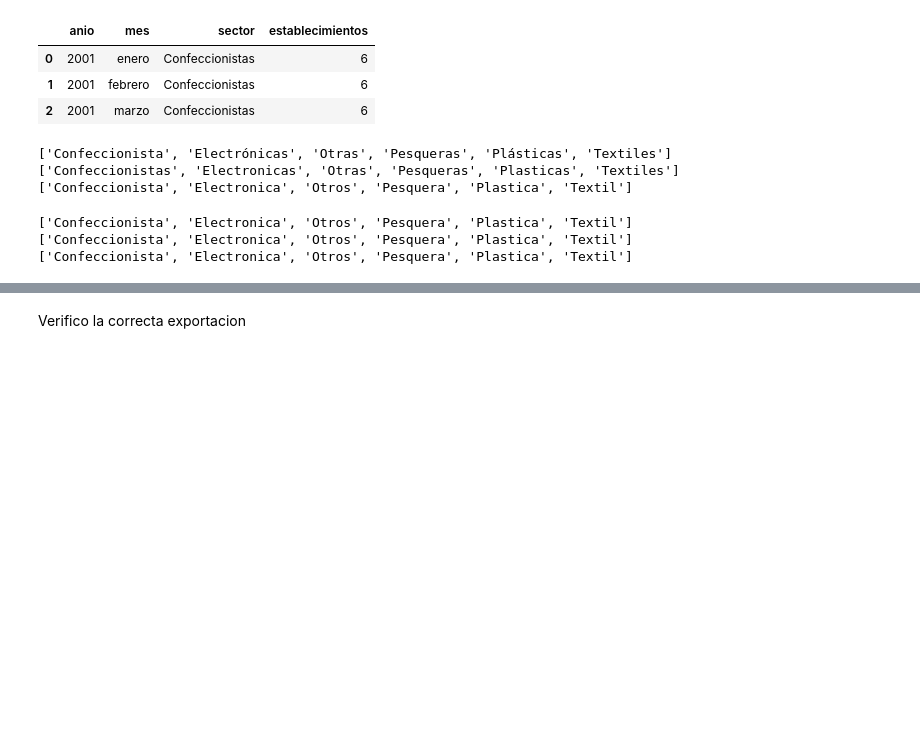
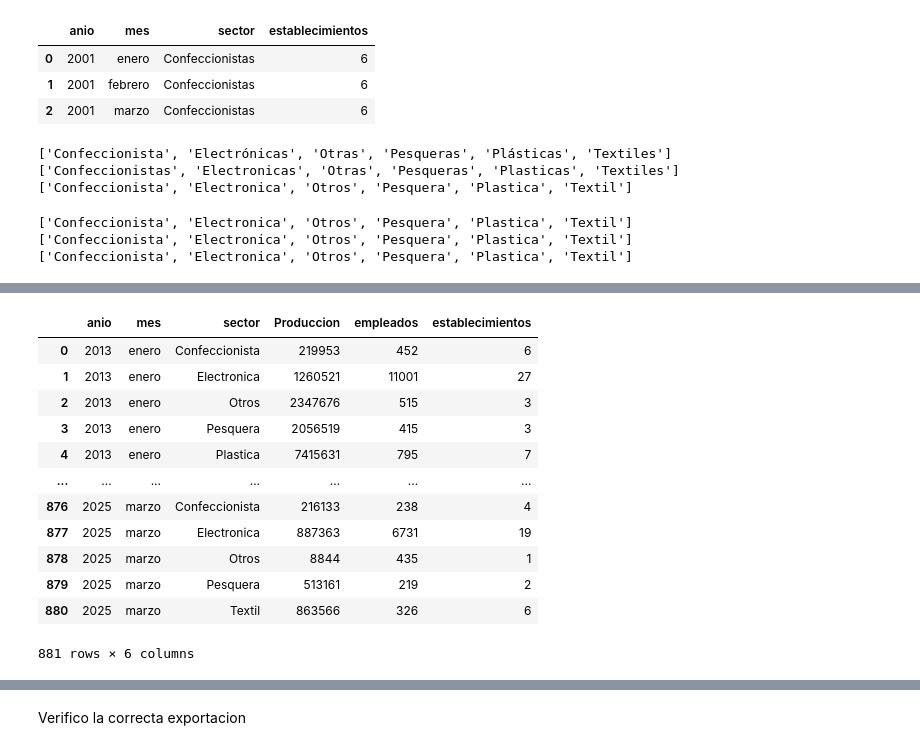
Before and after one commit to lunalucianoj/produccion-industrial-tdf, a Jupyter notebook: notebooks/01_exploracion_y_union_datasets.ipynb, the cells around one changed output, grey strips where cells are left out. Cells and saved outputs as stored; diff of their text form; code cells hidden in the pictures; blank space fills up the shorter version.

Commit message:
Actualización de notebook: transformación completa, ordenamiento cronológico y separación de datos para modelado y testeo

```diff
--- a/notebooks/01_exploracion_y_union_datasets.ipynb
+++ b/notebooks/01_exploracion_y_union_datasets.ipynb
@@ -815,2 +1192,0 @@ df_produccion_total['Produccion'] = df_produccion_total.groupby('sector')['Produ
-# %%
-df_empleados_limpio['empleados'] = df_empleados_limpio['empleados'].astype(int)
@@ -933,0 +1244,15 @@ dtype: int64
+# %%
+# Definimos el orden cronológico real de los meses
+orden_meses = [
+    'enero', 'febrero', 'marzo', 'abril', 'mayo', 'junio',
+    'julio', 'agosto', 'septiembre', 'octubre', 'noviembre', 'diciembre'
+]
+
+# Convertimos 'mes' a categoría ordenada
+df_unificado['mes'] = pd.Categorical(df_unificado['mes'], categories=orden_meses, ordered=True)
+
+# Ordenamos cronológicamente
+df_unificado = df_unificado.sort_values(by=['anio', 'mes', 'sector']).reset_index(drop=True)
+
+# Devolvemos 'mes' a tipo string
+df_unificado['mes'] = df_unificado['mes'].astype(str)
@@ -977,0 +1318,12 @@ Exportar dataframes como csv
+# %%
+# Creo df_final con solo los registros completos
+df_final = df_unificado[df_unificado['Produccion'].notna()].copy()
+
+# Convierto Produccion nuevamente a entero
+df_final['Produccion'] = df_final['Produccion'].astype(int)
+
+# Verifico estructura final
+print("Dataset final para modelado (df_final):")
+display(df_final.head())
+print("\nDimensiones:", df_final.shape)
+print("\nNulos por columna:\n", df_final.isna().sum())
@@ -977,0 +1348,19 @@ Exportar dataframes como csv
+# %%
+# Reinicio el índice de df_final para que comience desde 0
+df_final.reset_index(drop=True, inplace=True)
+# %%
+df_final
+# %% [output]
+|  | anio | mes | sector | Produccion | empleados | establecimientos |
+| 0 | 2013 | enero | Confeccionista | 219953 | 452 | 6 |
+| 1 | 2013 | enero | Electronica | 1260521 | 11001 | 27 |
+| 2 | 2013 | enero | Otros | 2347676 | 515 | 3 |
+| 3 | 2013 | enero | Pesquera | 2056519 | 415 | 3 |
+| 4 | 2013 | enero | Plastica | 7415631 | 795 | 7 |
+| ... | ... | ... | ... | ... | ... | ... |
+| 876 | 2025 | marzo | Confeccionista | 216133 | 238 | 4 |
+| 877 | 2025 | marzo | Electronica | 887363 | 6731 | 19 |
+| 878 | 2025 | marzo | Otros | 8844 | 435 | 1 |
+| 879 | 2025 | marzo | Pesquera | 513161 | 219 | 2 |
+| 880 | 2025 | marzo | Textil | 863566 | 326 | 6 |
+881 rows × 6 columns
```
Also changed, not shown: parts of 141 cells of this notebook.
